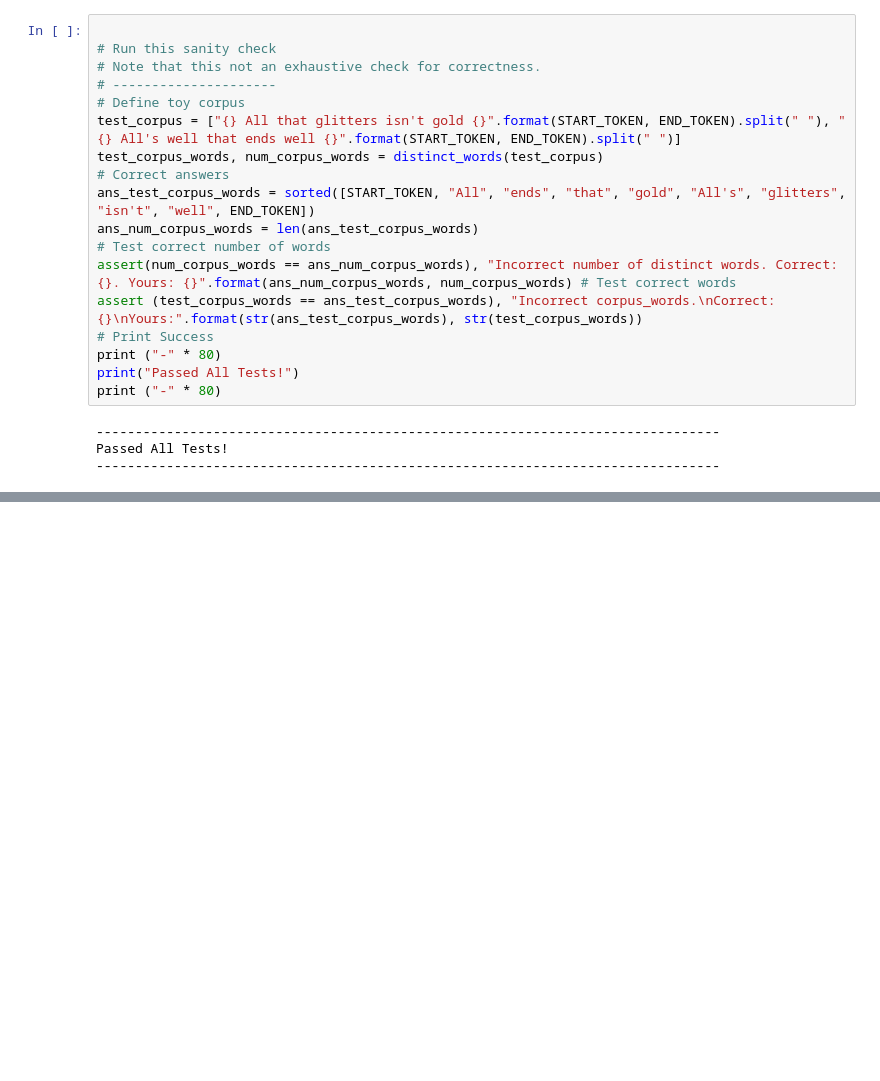
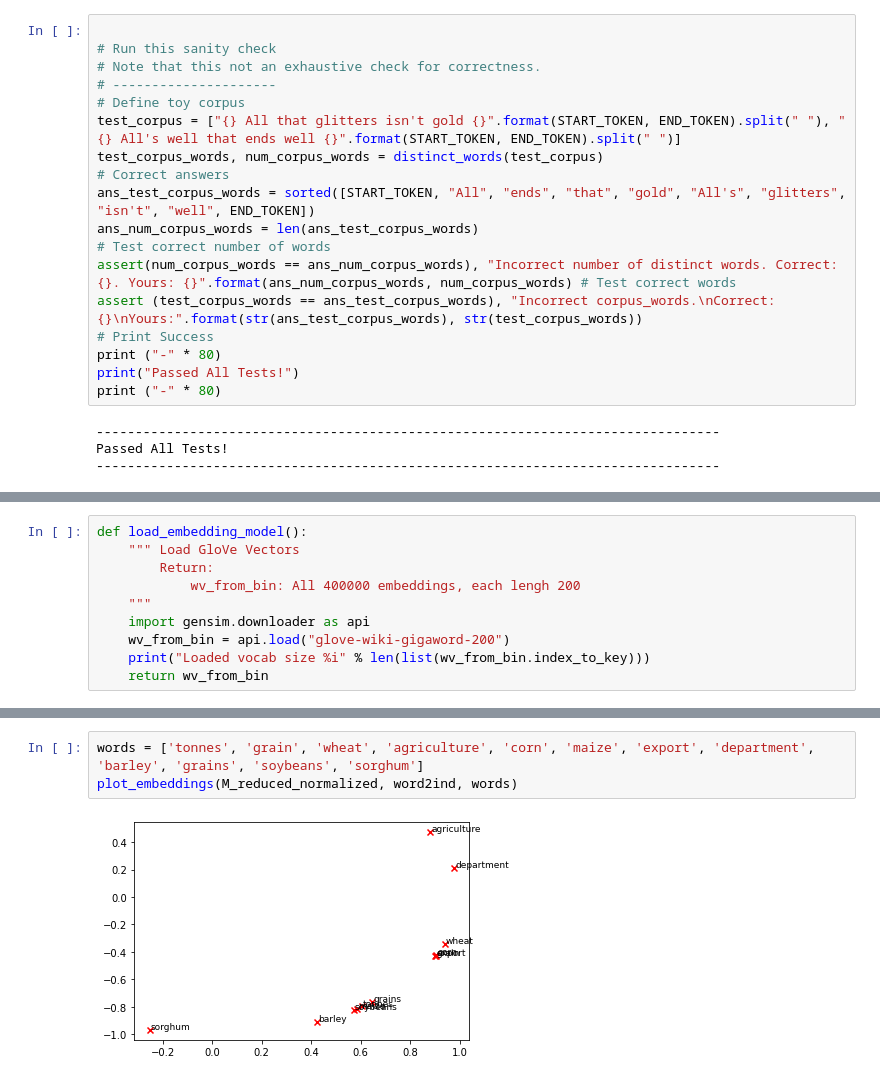
Before and after one commit to JDPrabasha/nlp-stanford, a Jupyter notebook: Exercise1.ipynb, the cells around one changed output, grey strips where cells are left out. Cells and saved outputs as stored; diff of their text form; blank space fills up the shorter version.

```diff
--- a/Exercise1.ipynb
+++ b/Exercise1.ipynb
@@ -136,0 +305,10 @@ word2ind (dict): dictionary that maps word to index (i.e. row/column number) for
+# %%
+def load_embedding_model():
+    """ Load GloVe Vectors
+        Return:
+            wv_from_bin: All 400000 embeddings, each lengh 200
+    """
+    import gensim.downloader as api
+    wv_from_bin = api.load("glove-wiki-gigaword-200")
+    print("Loaded vocab size %i" % len(list(wv_from_bin.index_to_key)))
+    return wv_from_bin
@@ -136,0 +383,5 @@ word2ind (dict): dictionary that maps word to index (i.e. row/column number) for
+# %%
+words = ['tonnes', 'grain', 'wheat', 'agriculture', 'corn', 'maize', 'export', 'department', 'barley', 'grains', 'soybeans', 'sorghum']
+plot_embeddings(M_reduced_normalized, word2ind, words)
+# %% [output]
+[figure, added]
```
Also changed, not shown: parts of 13 cells of this notebook, 2 other files.
